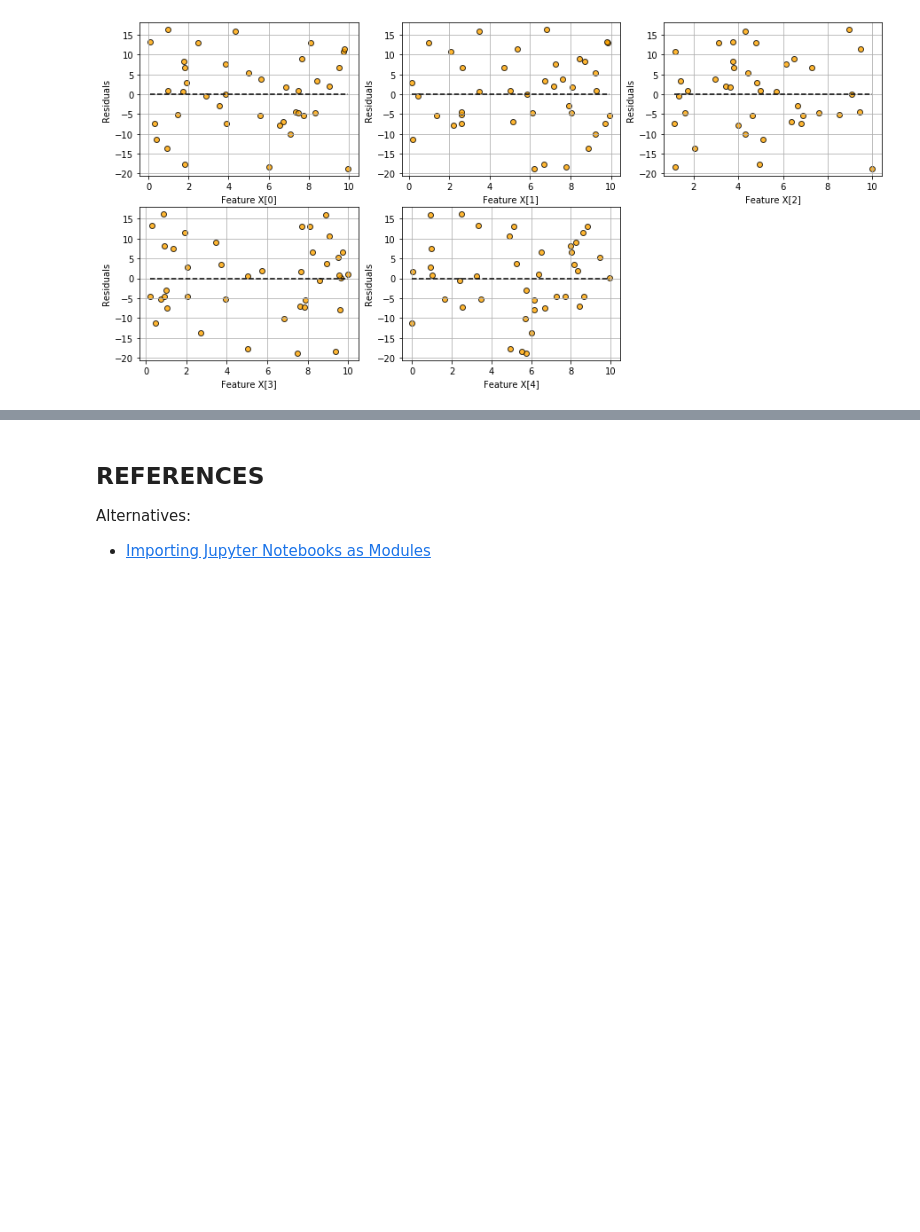
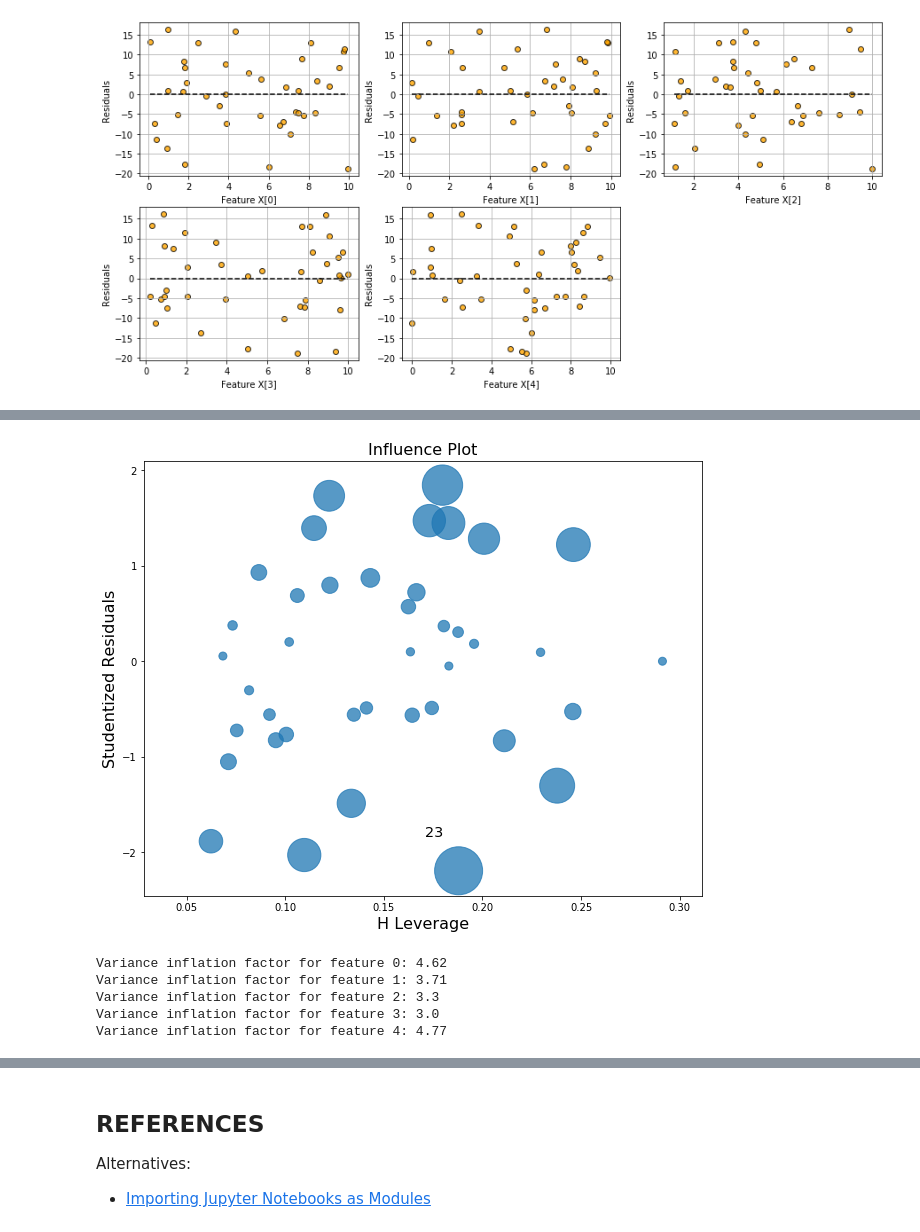
Before and after one commit to erikapat/OOP, a Jupyter notebook: Python/Example3.ipynb, the cells around one changed output, grey strips where cells are left out. Drawn from its saved outputs; the diff is of its cells as text; code cells hidden in the pictures; blank space fills up the shorter version.

```diff
--- a/Python/Example3.ipynb
+++ b/Python/Example3.ipynb
@@ -115,0 +122,14 @@ This may take a little time. Have patience...
+# %%
+#Influence plot
+model.influence_plot()
+# %% [output]
+[figure, added]
+# %%
+#Variance inflation factors
+model.vif()
+# %% [output]
+Variance inflation factor for feature 0: 4.62
+Variance inflation factor for feature 1: 3.71
+Variance inflation factor for feature 2: 3.3
+Variance inflation factor for feature 3: 3.0
+Variance inflation factor for feature 4: 4.77
```
Also changed, not shown: parts of 6 cells of this notebook.
